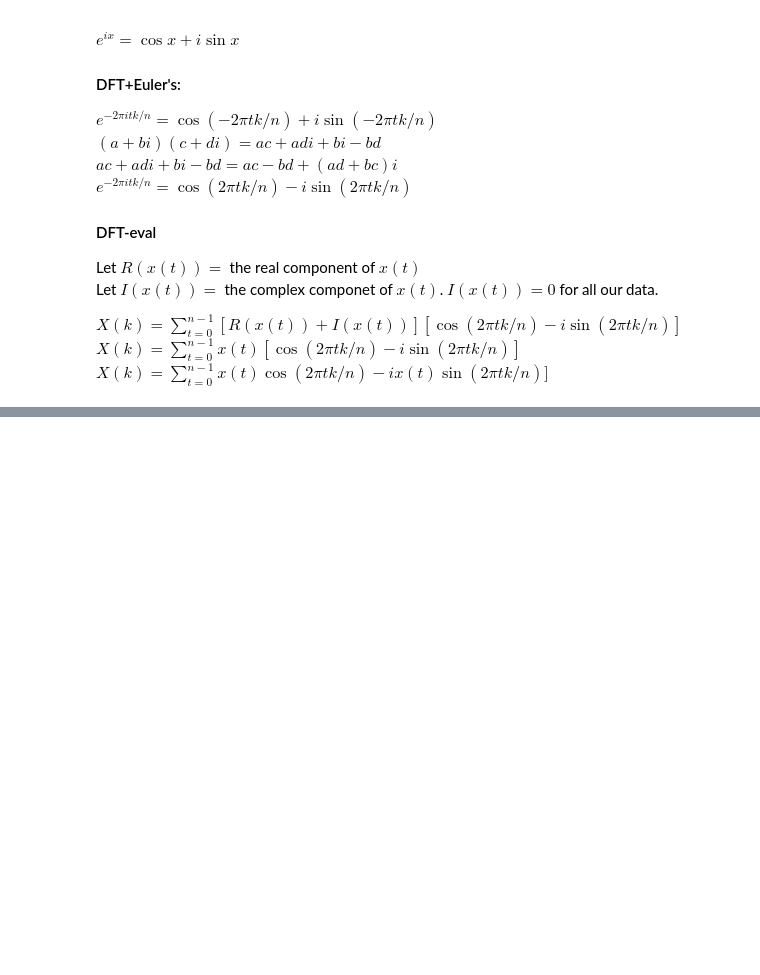
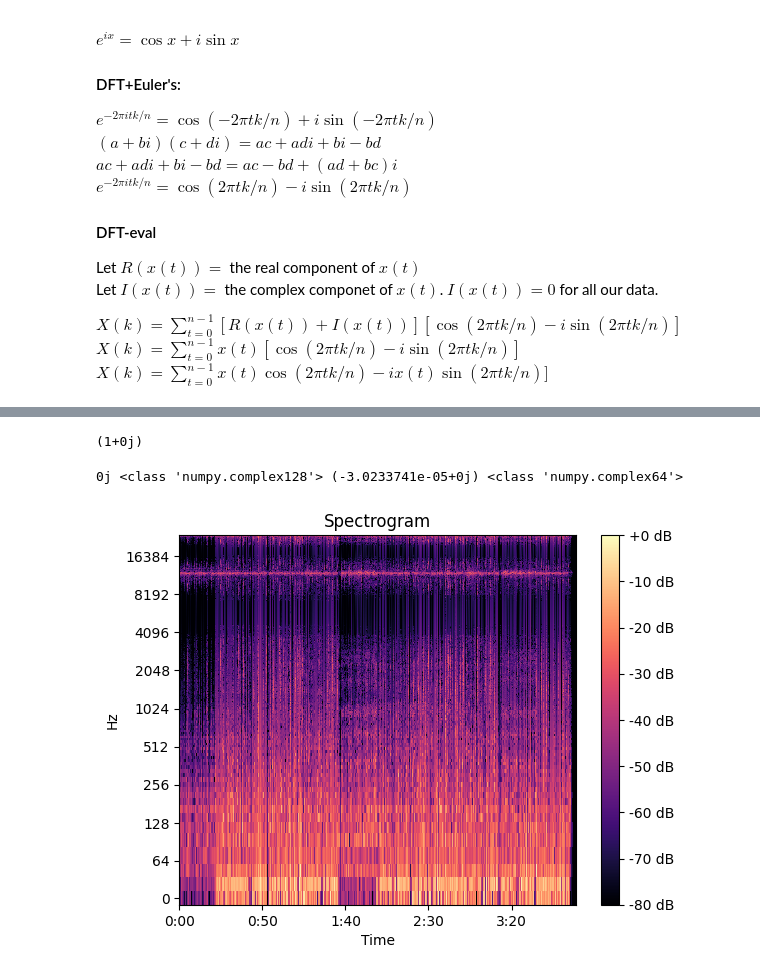
Before and after one commit to georgej1144/FFT_FinalProj_3656, a Jupyter notebook: main_nb_4-22.ipynb, the cells around one changed output, grey strips where cells are left out. Drawn from its saved outputs; the diff is of its cells as text; code cells hidden in the pictures; blank space fills up the shorter version.

Commit message:
first spectro

```diff
--- a/main_nb_4-22.ipynb
+++ b/main_nb_4-22.ipynb
@@ -4,14 +4,16 @@ import numpy as np
 import matplotlib as plt
 from decimal import Decimal
 
-audio = AudioSegment.from_mp3("samples/440Hz_44100Hz_16bit_05sec.mp3")
+audio = AudioSegment.from_mp3("samples/Bas - Tribe with J.Cole.mp3")
 samples = np.array(audio.get_array_of_samples())
+samp_rate = audio.frame_rate
 # audio = AudioSegment.from_mp3("samples/Bas - Tribe with J.Cole.mp3")
 # samples1 = np.array(audio.get_array_of_samples())
 # samples,len(samples),samples1,len(samples1)
 
 
-trimmed = np.where(samples != 0)[0]
+# trimmed = np.where(samples != 0)[0]
 # trimmed = trimmed[:100]
 samples.shape
+# samples[400]
 # %% [output]
@@ -150,0 +162,25 @@ def slicer(x,size=500,slices=None):
+# %%
+res[0][0]
+# %% [output]
+(1+0j)
+# %%
+import librosa
+import librosa.display
+import numpy as np
+import matplotlib.pyplot as plt
+
+# file_path = 'samples/sample-2.mp3'
+# file_path = "samples/440Hz_44100Hz_16bit_05sec.mp3"
+# y, sr = librosa.load(file_path, sr=None)
+
+# D_ref = librosa.stft(y)
+print(res[0][0],type(res[0][0]),D_ref[0][0],type(D_ref[0][0]))
+mag = np.abs(res)
+
+librosa.display.specshow(librosa.amplitude_to_db(mag.T, ref=np.max), sr=samp_rate, x_axis='time', y_axis='log')
+plt.colorbar(format='%+2.0f dB')
+plt.title('Spectrogram')
+plt.show()
+# %% [output]
+0j <class 'numpy.complex128'> (-3.0233741e-05+0j) <class 'numpy.complex64'>
+[figure, added]
```
Also changed, not shown: parts of 4 cells of this notebook, 2 other files.
